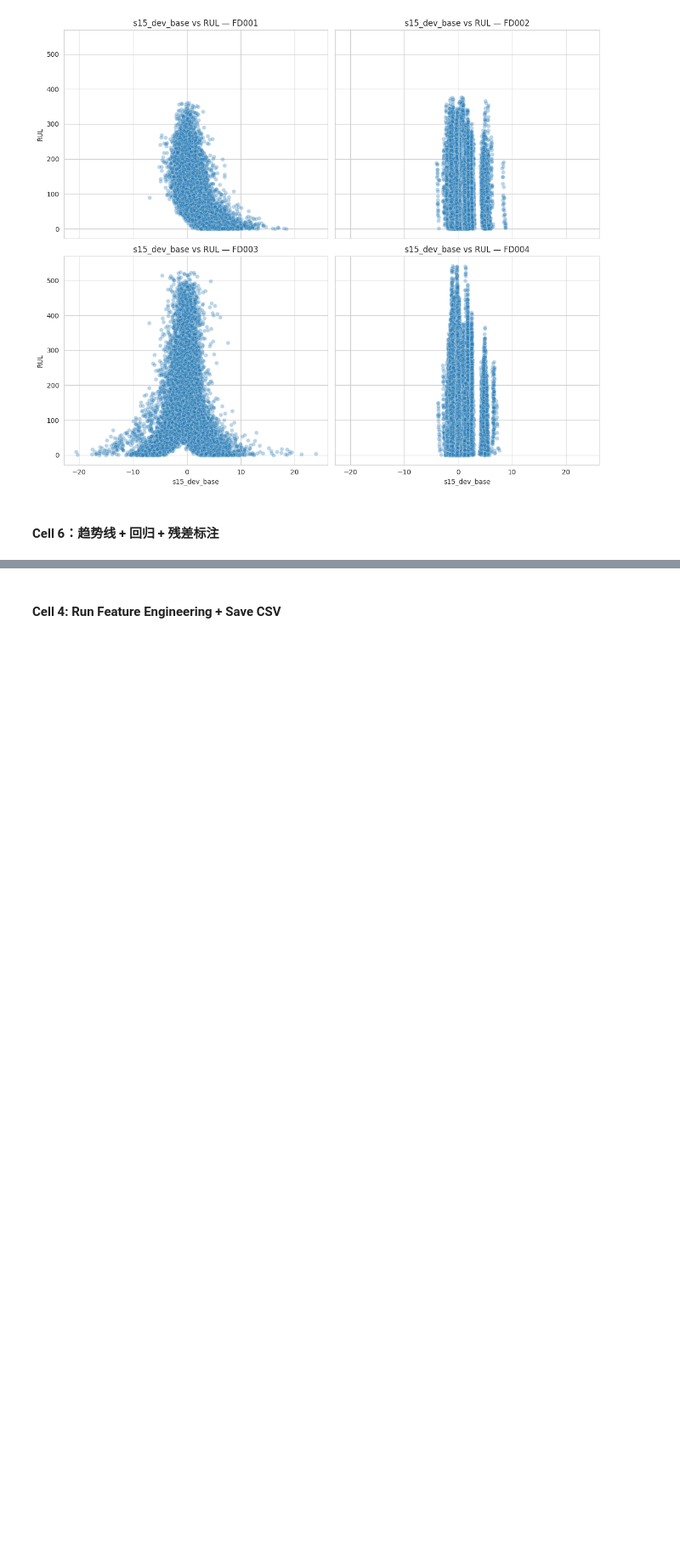
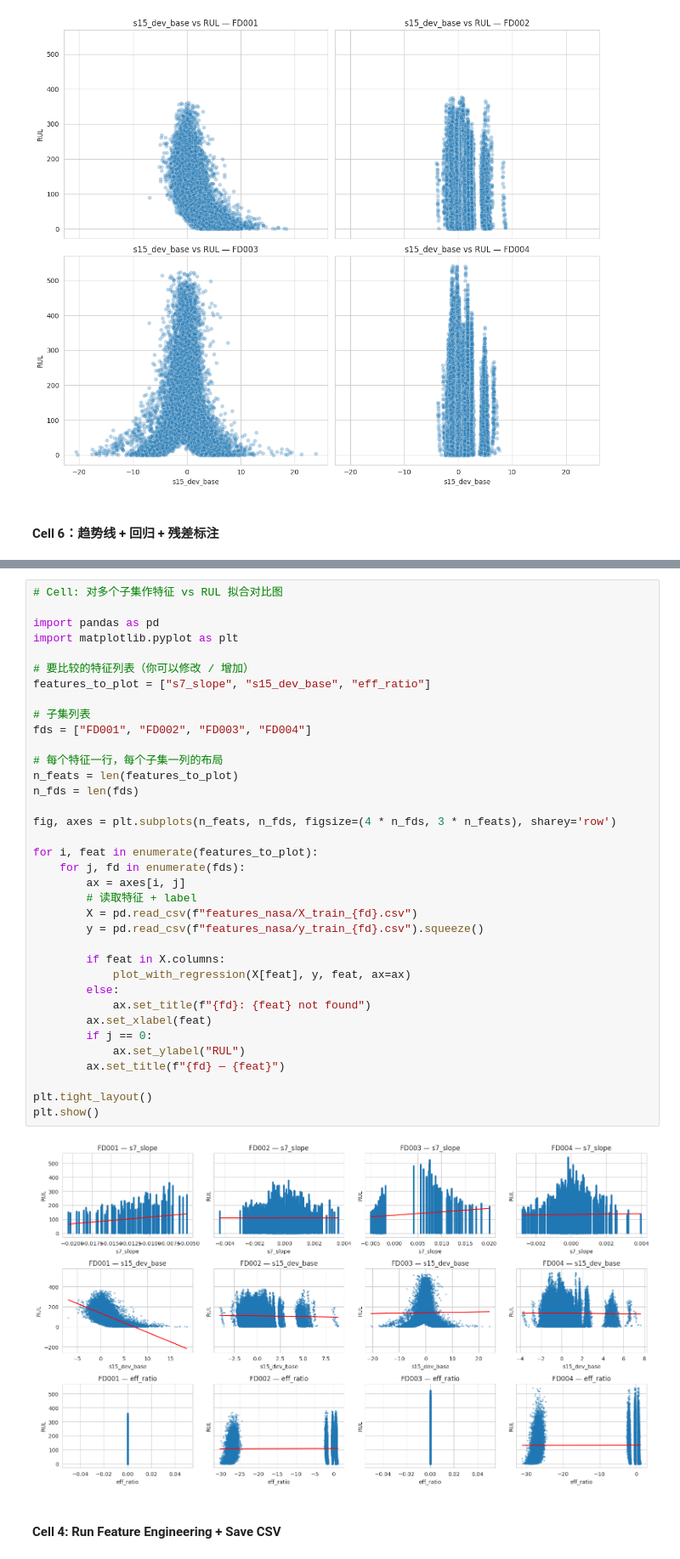
Before and after one commit to mosfet-sudo/ML-Project-G75, a Jupyter notebook: 90049_A2_G75_code.ipynb, the cells around one changed output, grey strips where cells are left out. Shown at 85% size. Drawn from its saved outputs; the diff is of its cells as text; blank space fills up the shorter version.

```diff
--- a/90049_A2_G75_code.ipynb
+++ b/90049_A2_G75_code.ipynb
@@ -1182,3 +1134,41 @@ Warning: polyfit failed for feature eff_ratio: SVD did not converge in Linear Le
+# %%
+# Cell: 对多个子集作特征 vs RUL 拟合对比图
+
+import pandas as pd
+import matplotlib.pyplot as plt
+
+# 要比较的特征列表（你可以修改 / 增加）
+features_to_plot = ["s7_slope", "s15_dev_base", "eff_ratio"]
+
+# 子集列表
+fds = ["FD001", "FD002", "FD003", "FD004"]
+
+# 每个特征一行，每个子集一列的布局
+n_feats = len(features_to_plot)
+n_fds = len(fds)
+
+fig, axes = plt.subplots(n_feats, n_fds, figsize=(4 * n_fds, 3 * n_feats), sharey='row')
+
+for i, feat in enumerate(features_to_plot):
+    for j, fd in enumerate(fds):
+        ax = axes[i, j]
+        # 读取特征 + label
+        X = pd.read_csv(f"features_nasa/X_train_{fd}.csv")
+        y = pd.read_csv(f"features_nasa/y_train_{fd}.csv").squeeze()
+
+        if feat in X.columns:
+            plot_with_regression(X[feat], y, feat, ax=ax)
+        else:
+            ax.set_title(f"{fd}: {feat} not found")
+        ax.set_xlabel(feat)
+        if j == 0:
+            ax.set_ylabel("RUL")
+        ax.set_title(f"{fd} — {feat}")
+
+plt.tight_layout()
+plt.show()
+# %% [output]
+[figure, added]
 # %% [markdown]
 #### Cell 4: Run Feature Engineering + Save CSV
 # %% [markdown]
```
Also changed, not shown: parts of 1 cell of this notebook.
